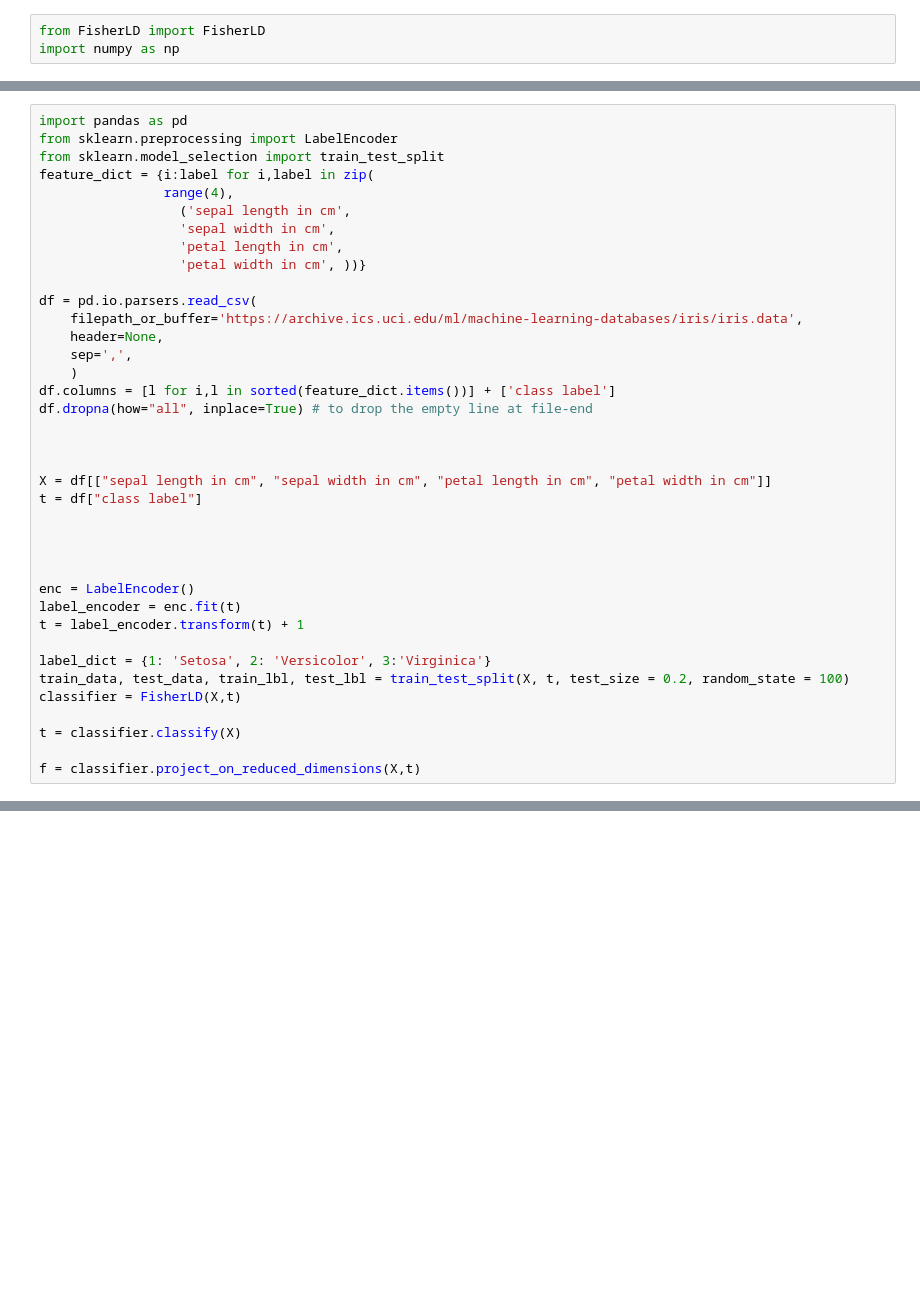
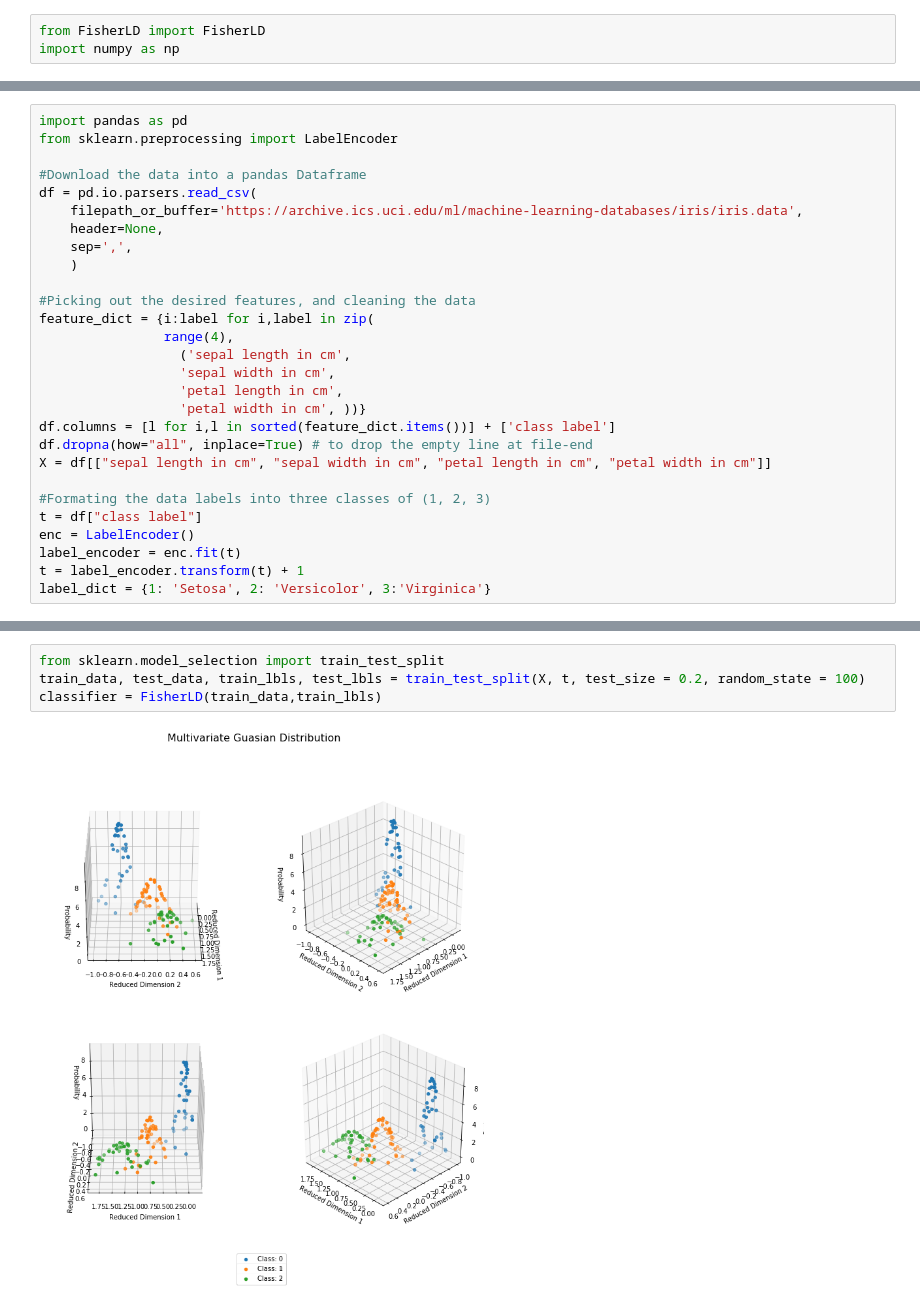
Before and after one commit to mostafa-k-m/Fishers-Linear-Discriminant, a Jupyter notebook: Showcase.ipynb, the cells around one changed output, grey strips where cells are left out. Saved outputs shown, nothing was run; the diff lists cells and outputs as text; blank space fills up the shorter version.

```diff
--- a/Showcase.ipynb
+++ b/Showcase.ipynb
@@ -45,38 +57,28 @@ IndexError: boolean index did not match indexed array along dimension 0; dimensi
 # %%
 import pandas as pd
 from sklearn.preprocessing import LabelEncoder
-from sklearn.model_selection import train_test_split
+
+#Download the data into a pandas Dataframe
+df = pd.io.parsers.read_csv(
+    filepath_or_buffer='https://archive.ics.uci.edu/ml/machine-learning-databases/iris/iris.data',
+    header=None,
+    sep=',',
+    )
+
+#Picking out the desired features, and cleaning the data
 feature_dict = {i:label for i,label in zip(
                 range(4),
                   ('sepal length in cm',
                   'sepal width in cm',
                   'petal length in cm',
                   'petal width in cm', ))}
-
-df = pd.io.parsers.read_csv(
-    filepath_or_buffer='https://archive.ics.uci.edu/ml/machine-learning-databases/iris/iris.data',
-    header=None,
-    sep=',',
-    )
 df.columns = [l for i,l in sorted(feature_dict.items())] + ['class label']
 df.dropna(how="all", inplace=True) # to drop the empty line at file-end
+X = df[["sepal length in cm", "sepal width in cm", "petal length in cm", "petal width in cm"]]
 
-
-
-X = df[["sepal length in cm", "sepal width in cm", "petal length in cm", "petal width in cm"]]
+#Formating the data labels into three classes of (1, 2, 3)
 t = df["class label"]
-
-
-
-
 enc = LabelEncoder()
 label_encoder = enc.fit(t)
 t = label_encoder.transform(t) + 1
-
 label_dict = {1: 'Setosa', 2: 'Versicolor', 3:'Virginica'}
-train_data, test_data, train_lbl, test_lbl = train_test_split(X, t, test_size = 0.2, random_state = 100)
-classifier = FisherLD(X,t)
-
-t = classifier.classify(X)
-
-f = classifier.project_on_reduced_dimensions(X,t)
@@ -86,0 +95,6 @@ TypeError: 'module' object is not callable
+# %%
+from sklearn.model_selection import train_test_split
+train_data, test_data, train_lbls, test_lbls = train_test_split(X, t, test_size = 0.2, random_state = 100)
+classifier = FisherLD(train_data,train_lbls)
+# %% [output]
+[figure, added]
```
Also changed, not shown: parts of 18 cells of this notebook, 8 other files.
